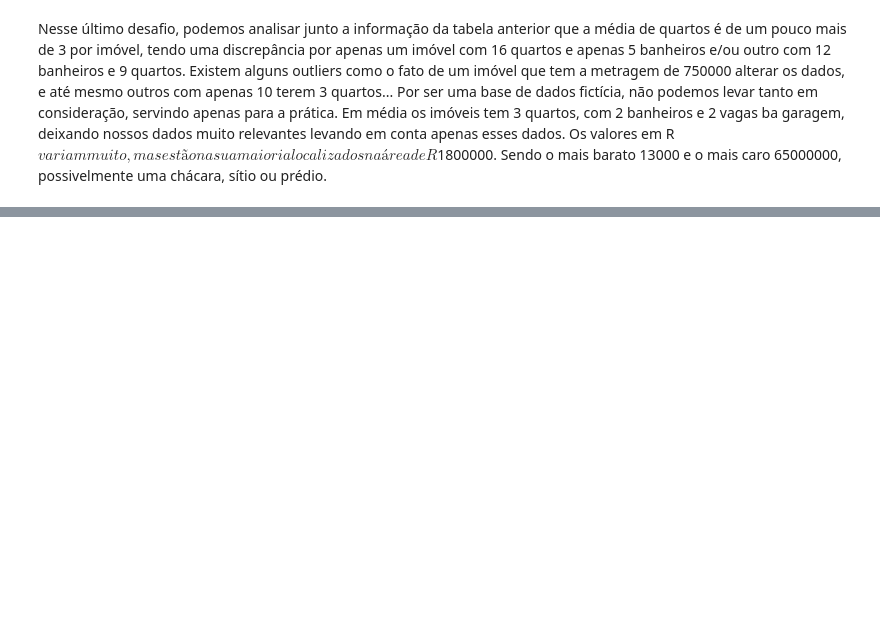
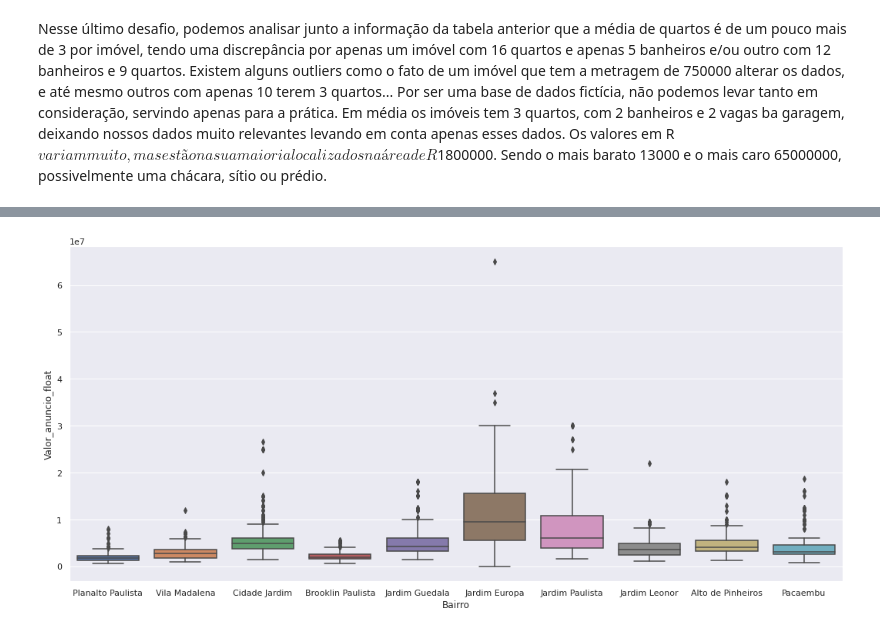
Before and after one commit to luizfernandopavanello/imersao_dados_4_Alura, a Jupyter notebook: Aula_02/aula_02.ipynb, the cells around one changed output, grey strips where cells are left out. Cells and saved outputs as stored; diff of their text form; code cells hidden in the pictures; blank space fills up the shorter version.

```diff
--- a/Aula_02/aula_02.ipynb
+++ b/Aula_02/aula_02.ipynb
@@ -612,0 +720,6 @@ Os valores em R$ variam muito, mas estão na sua maioria localizados na área de
+# %%
+plt.figure(figsize = (18, 8))
+ax = sns.boxplot(data=dados_filtro.query("Bairro in @top_bairros"), x="Bairro", y="Valor_anuncio_float")
+plt.show()
+# %% [output]
+[figure, added]
```
Also changed, not shown: parts of 17 cells of this notebook.
